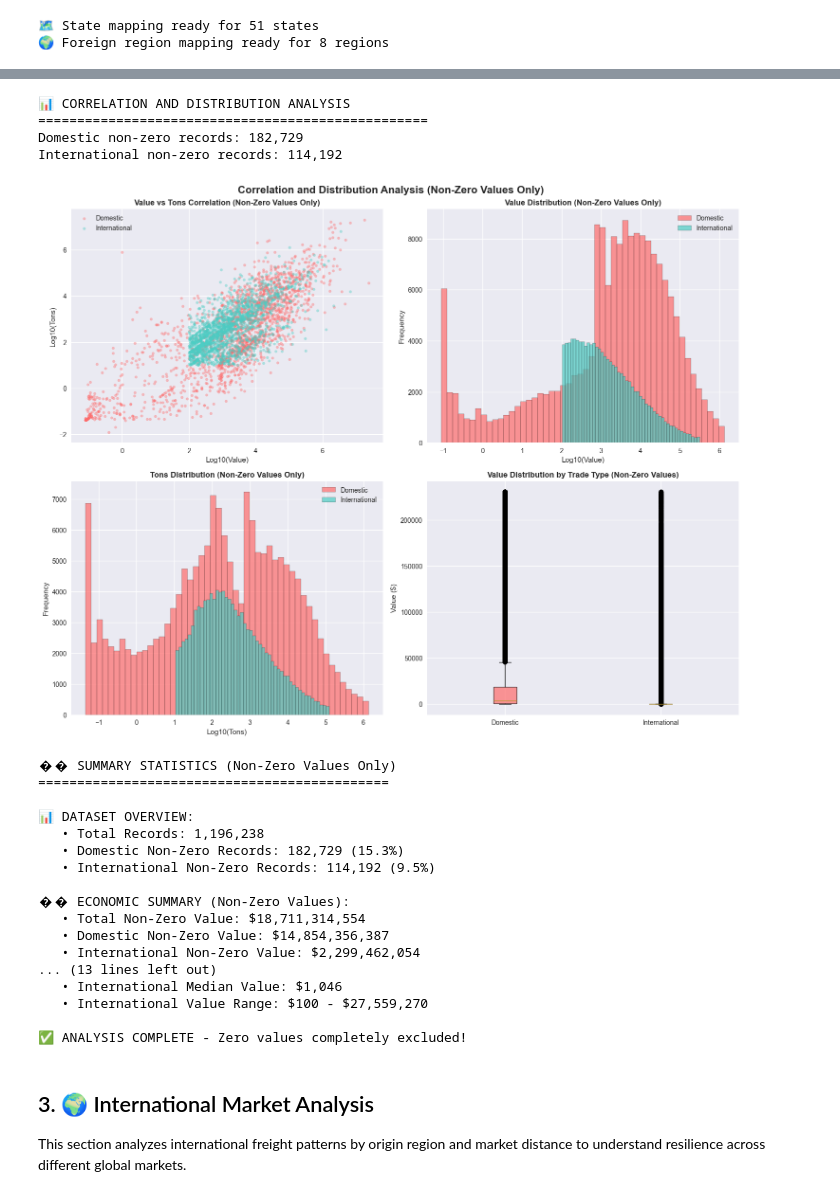
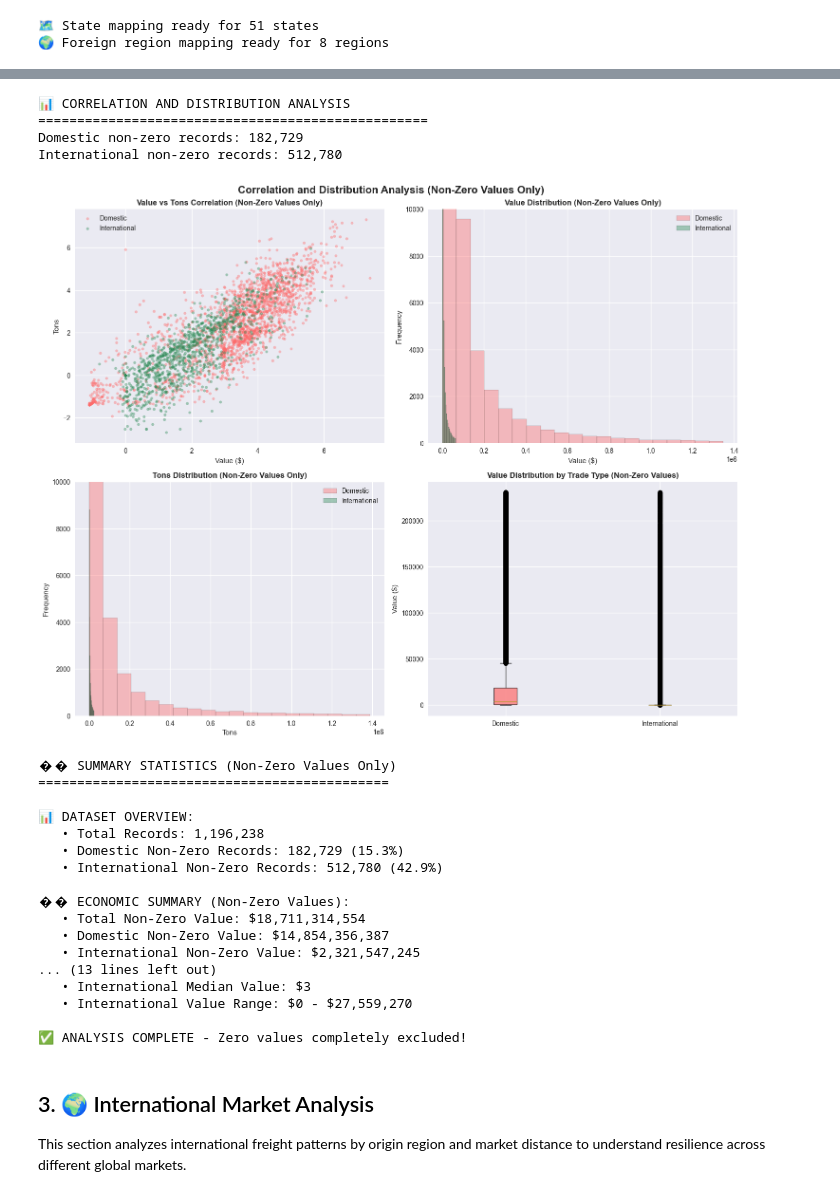
Before and after one commit to Mitchell-MC/capstone-supply-chain-analysis, a Jupyter notebook: Supply_Chain_Volatility_Intl.ipynb, the cells around one changed output, grey strips where cells are left out. Cells and saved outputs as stored; diff of their text form; code cells hidden in the pictures.

```diff
--- a/Supply_Chain_Volatility_Intl.ipynb
+++ b/Supply_Chain_Volatility_Intl.ipynb
@@ -301,7 +301,7 @@ fig.suptitle('Trade Type Distribution Analysis', fontsize=16, fontweight='bold')
 # 1.1 Pie chart of trade types
 trade_counts = df['trade_type'].value_counts()
 trade_labels = ['Domestic', 'Import', 'Export']
-colors = ['#FF6B6B', '#4ECDC4', '#45B7D1']
+colors = ['#FF6B6B', '#2E8B57', '#45B7D1']
 
 axes[0,0].pie(trade_counts.values, labels=trade_labels, autopct='%1.1f%%',
                colors=colors, startangle=90)
@@ -648,8 +648,8 @@ domestic_df = df[(df['trade_type'] == 1) & (df[value_col] > 0) & (df[tons_col] >
 international_df = df[
     (df['trade_type'].isin([2, 3])) &
     (df['fr_orig'] >= 800) &
-    (df[value_col] > 100) &  # Exclude near-zero values for international routes
-    (df[tons_col] > 10)      # Exclude near-zero tons for international routes
+    (df[value_col] > 0) &  # Exclude near-zero values for international routes
+    (df[tons_col] > 0)      # Exclude near-zero tons for international routes
 ]
 
 print(f"Domestic non-zero records: {len(domestic_df):,}")
@@ -676,10 +676,10 @@ if len(domestic_df) > 0 or len(international_df) > 0:
     # Plot international data
     if len(intl_sample) > 0:
         axes[0,0].scatter(np.log10(intl_sample[value_col]), np.log10(intl_sample[tons_col]),
-                          alpha=0.4, color='#4ECDC4', s=15, label='International')
+                          alpha=0.4, color='#2E8B57', s=15, label='International')
 
-    axes[0,0].set_xlabel('Log10(Value)')
-    axes[0,0].set_ylabel('Log10(Tons)')
+    axes[0,0].set_xlabel('Value ($)')
+    axes[0,0].set_ylabel('Tons')
     axes[0,0].set_title('Value vs Tons Correlation (Non-Zero Values Only)', fontweight='bold')
     axes[0,0].legend()
 else:
@@ -707,16 +707,23 @@ if len(domestic_values) > 0 or len(intl_values) > 0:
 
     # Plot overlays
     if len(filtered_dom_values) > 0:
-        axes[0,1].hist(np.log10(filtered_dom_values), bins=50, alpha=0.7,
+        axes[0,1].hist(filtered_dom_values, bins=20, alpha=0.4,
                        label='Domestic', color='#FF6B6B', edgecolor='black')
 
     if len(filtered_intl_values) > 0:
-        axes[0,1].hist(np.log10(filtered_intl_values), bins=50, alpha=0.7,
-                       label='International', color='#4ECDC4', edgecolor='black')
+        axes[0,1].hist(filtered_intl_values, bins=20, alpha=0.4,
+                       label='International', color='#2E8B57', edgecolor='black')
 
-    axes[0,1].set_xlabel('Log10(Value)')
+    axes[0,1].set_xlabel('Value ($)')
     axes[0,1].set_ylabel('Frequency')
     axes[0,1].set_title('Value Distribution (Non-Zero Values Only)', fontweight='bold')
+    axes[0,1].set_ylim(0, 10000)
+    axes[0,1].set_ylim(0, 10000)
+    axes[0,1].set_xlim(None, None)
+    axes[0,1].set_ylim(0, 10000)
+    axes[0,1].set_xlim(None, None)
+    axes[0,1].set_ylim(0, 10000)
+    axes[0,1].set_xlim(None, None)
     axes[0,1].legend()
 else:
     axes[0,1].text(0.5, 0.5, 'No non-zero values to plot',
@@ -743,16 +750,23 @@ if len(domestic_tons) > 0 or len(intl_tons) > 0:
 
     # Plot overlays
     if len(filtered_dom_tons) > 0:
-        axes[1,0].hist(np.log10(filtered_dom_tons), bins=50, alpha=0.7,
+        axes[1,0].hist(filtered_dom_tons, bins=20, alpha=0.4,
                        label='Domestic', color='#FF6B6B', edgecolor='black')
 
     if len(filtered_intl_tons) > 0:
-        axes[1,0].hist(np.log10(filtered_intl_tons), bins=50, alpha=0.7,
-                       label='International', color='#4ECDC4', edgecolor='black')
+        axes[1,0].hist(filtered_intl_tons, bins=20, alpha=0.4,
+                       label='International', color='#2E8B57', edgecolor='black')
 
-    axes[1,0].set_xlabel('Log10(Tons)')
+    axes[1,0].set_xlabel('Tons')
     axes[1,0].set_ylabel('Frequency')
     axes[1,0].set_title('Tons Distribution (Non-Zero Values Only)', fontweight='bold')
+    axes[1,0].set_ylim(0, 10000)
+    axes[1,0].set_ylim(0, 10000)
+    axes[1,0].set_xlim(None, None)
+    axes[1,0].set_ylim(0, 10000)
+    axes[1,0].set_xlim(None, None)
+    axes[1,0].set_ylim(0, 10000)
+    axes[1,0].set_xlim(None, None)
     axes[1,0].legend()
 else:
     axes[1,0].text(0.5, 0.5, 'No non-zero tons to plot',
@@ -786,36 +800,36 @@ if len(all_non_zero) > 0:
 
         if len(box_data) > 0:
             bp = axes[1,1].boxplot(box_data, labels=box_labels, patch_artist=True)
 
             # Color the boxes
-            colors = ['#FF6B6B', '#4ECDC4']
+            colors = ['#FF6B6B', '#2E8B57']
             for patch, color in zip(bp['boxes'], colors[:len(bp['boxes'])]):
                 patch.set_facecolor(color)
                 patch.set_alpha(0.7)
 
             axes[1,1].set_title('Value Distribution by Trade Type (Non-Zero Values)', fontweight='bold')
             axes[1,1].set_ylabel('Value ($)')
         else:
             axes[1,1].text(0.5, 0.5, 'No data after filtering',
                            ha='center', va='center', transform=axes[1,1].transAxes)
             axes[1,1].set_title('Value Distribution by Trade Type', fontweight='bold')
     else:
         axes[1,1].text(0.5, 0.5, 'No data after filtering',
                        ha='center', va='center', transform=axes[1,1].transAxes)
         axes[1,1].set_title('Value Distribution by Trade Type', fontweight='bold')
 else:
     axes[1,1].text(0.5, 0.5, 'No non-zero values to plot',
                    ha='center', va='center', transform=axes[1,1].transAxes)
     axes[1,1].set_title('Value Distribution by Trade Type', fontweight='bold')
 
 plt.tight_layout()
 plt.show()
 # %% [output]
 📊 CORRELATION AND DISTRIBUTION ANALYSIS
 ==================================================
 Domestic non-zero records: 182,729
-International non-zero records: 114,192
+International non-zero records: 512,780
-[figure, old version]
+[figure, new version]
 # %%
 # ============================================================================
 # 7. SUMMARY STATISTICS (NON-ZERO VALUES ONLY)
@@ -861,15 +875,15 @@ print("\n✅ ANALYSIS COMPLETE - Zero values completely excluded!")
 📊 DATASET OVERVIEW:
    • Total Records: 1,196,238
    • Domestic Non-Zero Records: 182,729 (15.3%)
-   • International Non-Zero Records: 114,192 (9.5%)
+   • International Non-Zero Records: 512,780 (42.9%)
 
 �� ECONOMIC SUMMARY (Non-Zero Values):
    • Total Non-Zero Value: $18,711,314,554
    • Domestic Non-Zero Value: $14,854,356,387
-   • International Non-Zero Value: $2,299,462,054
+   • International Non-Zero Value: $2,321,547,245
 ... (13 lines left out)
-   • International Median Value: $1,046
-   • International Value Range: $100 - $27,559,270
+   • International Median Value: $3
+   • International Value Range: $0 - $27,559,270
 
 ✅ ANALYSIS COMPLETE - Zero values completely excluded!
 # %% [markdown]
```
Also changed, not shown: parts of 6 cells of this notebook, 2 other files.
